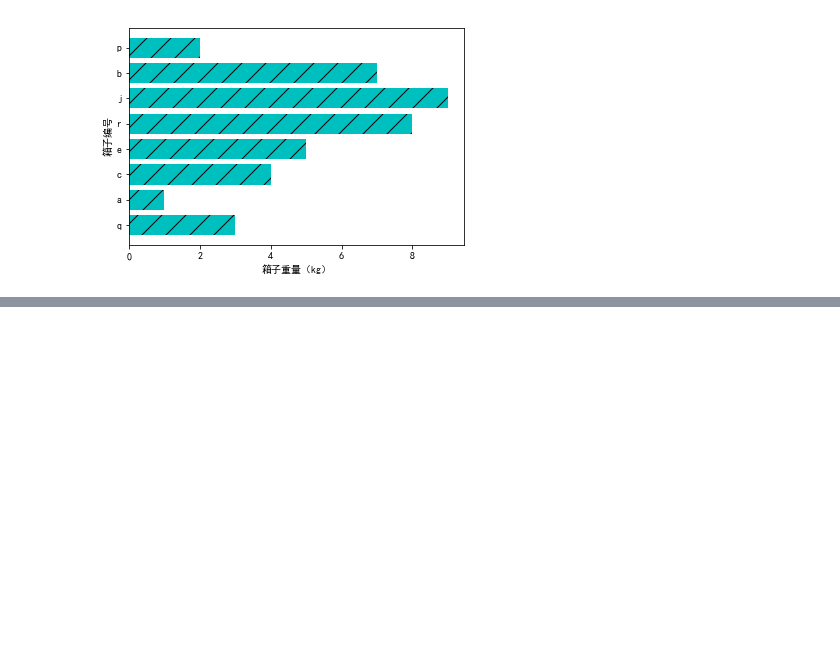
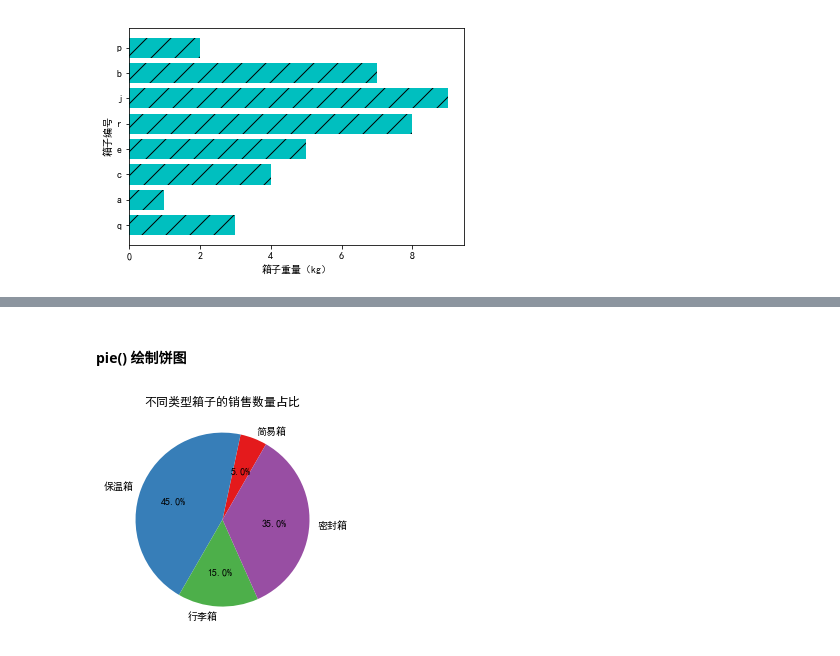
Before and after one commit to financo/ml, a Jupyter notebook: matplotlib/chapter2.ipynb, the cells around one changed output, grey strips where cells are left out. Drawn from its saved outputs; the diff is of its cells as text; code cells hidden in the pictures; blank space fills up the shorter version.

```diff
--- a/matplotlib/chapter2.ipynb
+++ b/matplotlib/chapter2.ipynb
@@ -48,0 +49,15 @@ plt.show()
+# %% [markdown]
+#### pie() 绘制饼图
+# %%
+mpl.rcParams['font.sans-serif'] = ['SimHei']
+mpl.rcParams['axes.unicode_minus'] = False
+
+kinds = '简易箱','保温箱','行李箱','密封箱'
+colors = ['#e41a1c', '#377eb8', '#4daf4a', '#984ea3']
+soldNums = [0.05, 0.45, 0.15, 0.35]
+
+plt.pie(soldNums, labels=kinds, autopct='%3.1f%%', startangle=60, colors=colors)
+plt.title('不同类型箱子的销售数量占比')
+plt.show()
+# %% [output]
+[figure, added]
```
Also changed, not shown: parts of 11 cells of this notebook, 7 other files.
